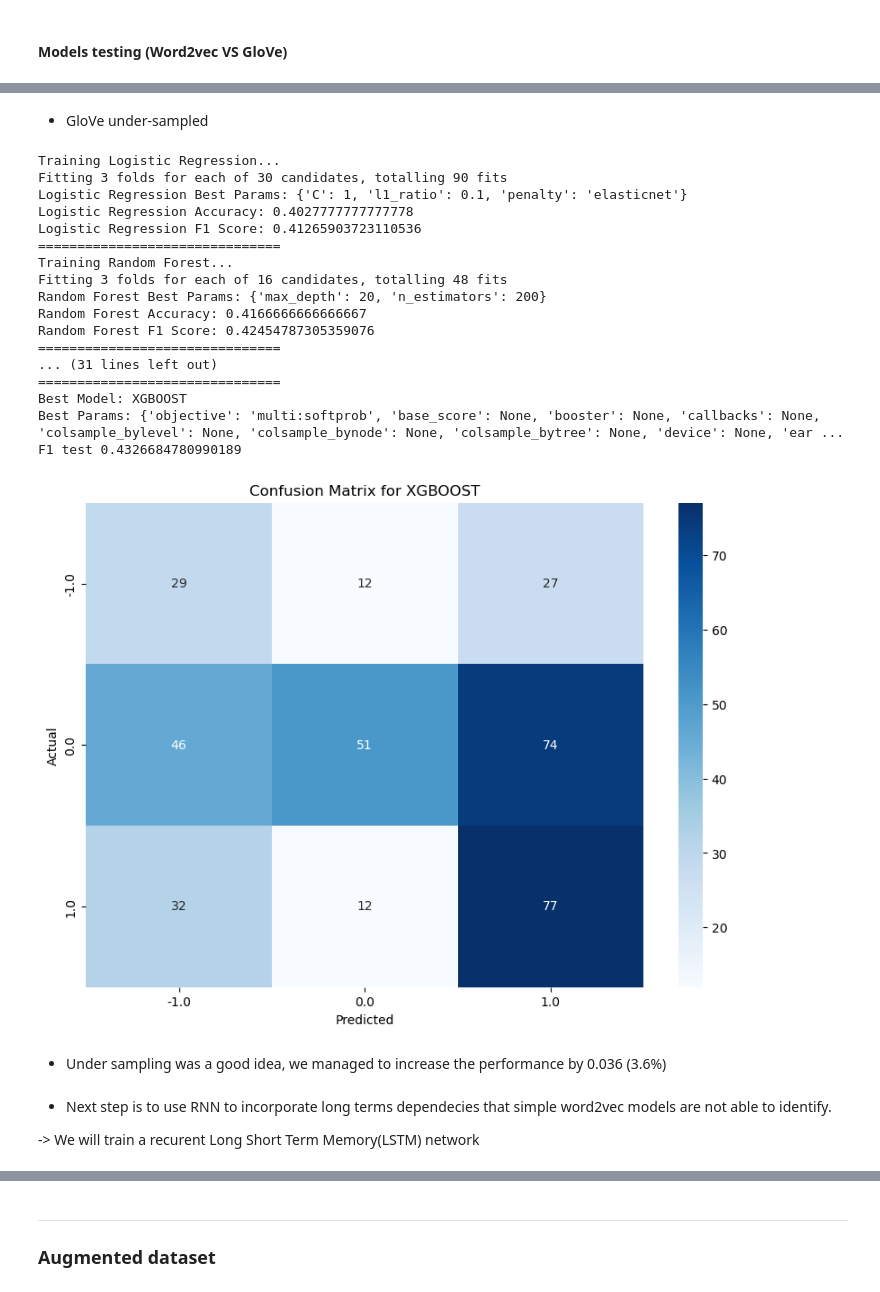
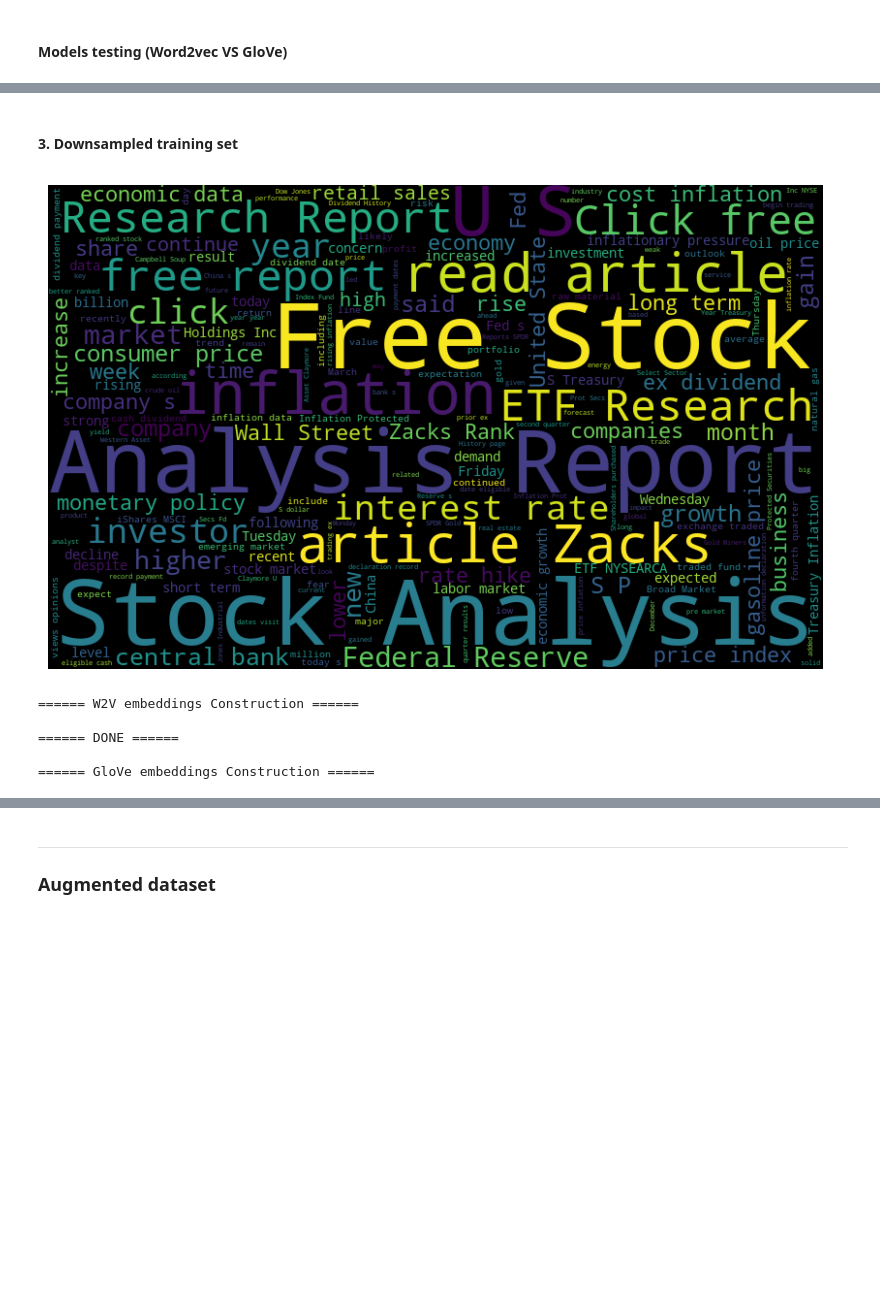
Before and after one commit to paultltc/InflaBERT, a Jupyter notebook: source/training/SA.ipynb, the cells around one changed output, grey strips where cells are left out. Saved outputs shown, nothing was run; the diff lists cells and outputs as text; code cells hidden in the pictures; blank space fills up the shorter version.

```diff
--- a/source/training/SA.ipynb
+++ b/source/training/SA.ipynb
@@ -265,3 +363,9 @@ fig.update_layout(
+# %%
+# Get Raws dataset
+train_down_df, eval_down_df, test_down_df = get_train_eval_test('news_train_downsample.jsonl', 'news_eval.jsonl')
+show_labels_count(train_down_df)
+show_labels_count(eval_down_df)
+show_labels_count(test_down_df)
 # %% [markdown]
 ---
 ### Testing set
@@ -654,33 +516,12 @@ F1 test 0.43933476120971904
-# %% [markdown]
-- GloVe under-sampled
-# %%
-# CV
-results_glove, best_models = grid_CV(X_train_g, X_test_g, y_train_g, y_test_g, k=3, undersampling=True)
-
-# confusion map
-show_confusion(results_glove, best_models, X_test_g, y_test_g, unique_labels)
-# %% [output]
-Training Logistic Regression...
-Fitting 3 folds for each of 30 candidates, totalling 90 fits
-Logistic Regression Best Params: {'C': 1, 'l1_ratio': 0.1, 'penalty': 'elasticnet'}
-Logistic Regression Accuracy: 0.4027777777777778
-Logistic Regression F1 Score: 0.41265903723110536
-===============================
-Training Random Forest...
-Fitting 3 folds for each of 16 candidates, totalling 48 fits
-Random Forest Best Params: {'max_depth': 20, 'n_estimators': 200}
-Random Forest Accuracy: 0.4166666666666667
-Random Forest F1 Score: 0.42454787305359076
-===============================
-... (31 lines left out)
-===============================
-Best Model: XGBOOST
-Best Params: {'objective': 'multi:softprob', 'base_score': None, 'booster': None, 'callbacks': None, 'colsample_bylevel': None, 'colsample_bynode': None, 'colsample_bytree': None, 'device': None, 'ear ...
-F1 test 0.4326684780990189
-[figure, removed]
-# %% [markdown]
-- Under sampling was a good idea, we managed to increase the performance by 0.036 (3.6%)
-# %% [markdown]
-- Next step is to use RNN to incorporate long terms dependecies that simple word2vec models are not able to identify.
-
--> We will train a recurent Long Short Term Memory(LSTM) network
+# %% [markdown]
+#### 3. Downsampled training set
+# %%
+# call pipeline
+train_down, eval_down, test_down = full_pipeline_w2v_glove(train=train_down_df, eval=eval_down_df, test=test_down_df)
+# %% [output]
+[figure, added]
+====== W2V embeddings Construction ======
+
+====== DONE ======
+
+====== GloVe embeddings Construction ======
```
Also changed, not shown: parts of 46 cells of this notebook, 1 other file.
